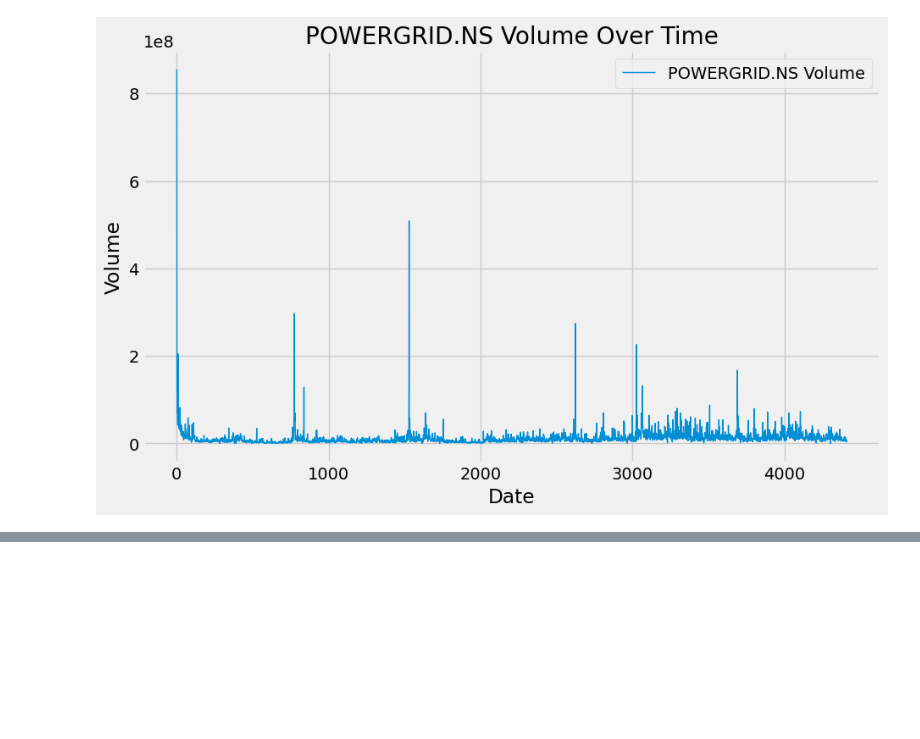
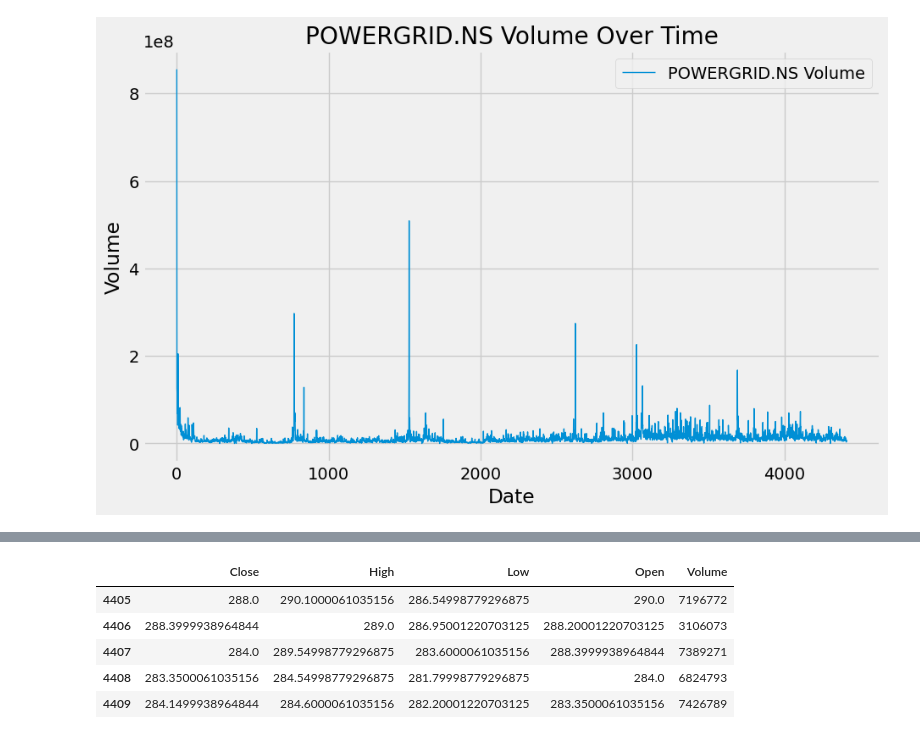
Before and after one commit to kamijoseph/LSTM-Stocks-Price, a Jupyter notebook: notebooks/main.ipynb, the cells around one changed output, grey strips where cells are left out. Saved outputs shown, nothing was run; the diff lists cells and outputs as text; code cells hidden in the pictures; blank space fills up the shorter version.

```diff
--- a/notebooks/main.ipynb
+++ b/notebooks/main.ipynb
@@ -216,0 +264,9 @@ plt.show()
+# %%
+data.tail()
+# %% [output]
+|  | Close | High | Low | Open | Volume |
+| 4405 | 288.0 | 290.1000061035156 | 286.54998779296875 | 290.0 | 7196772 |
+| 4406 | 288.3999938964844 | 289.0 | 286.95001220703125 | 288.20001220703125 | 3106073 |
+| 4407 | 284.0 | 289.54998779296875 | 283.6000061035156 | 288.3999938964844 | 7389271 |
+| 4408 | 283.3500061035156 | 284.54998779296875 | 281.79998779296875 | 284.0 | 6824793 |
+| 4409 | 284.1499938964844 | 284.6000061035156 | 282.20001220703125 | 283.3500061035156 | 7426789 |
```
Also changed, not shown: parts of 6 cells of this notebook.
